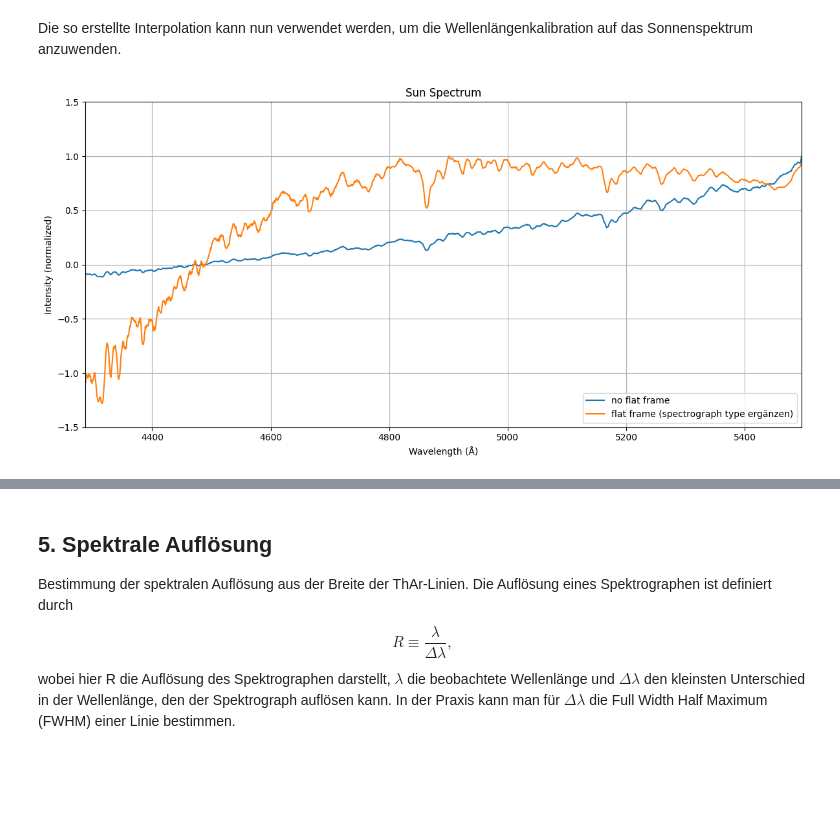
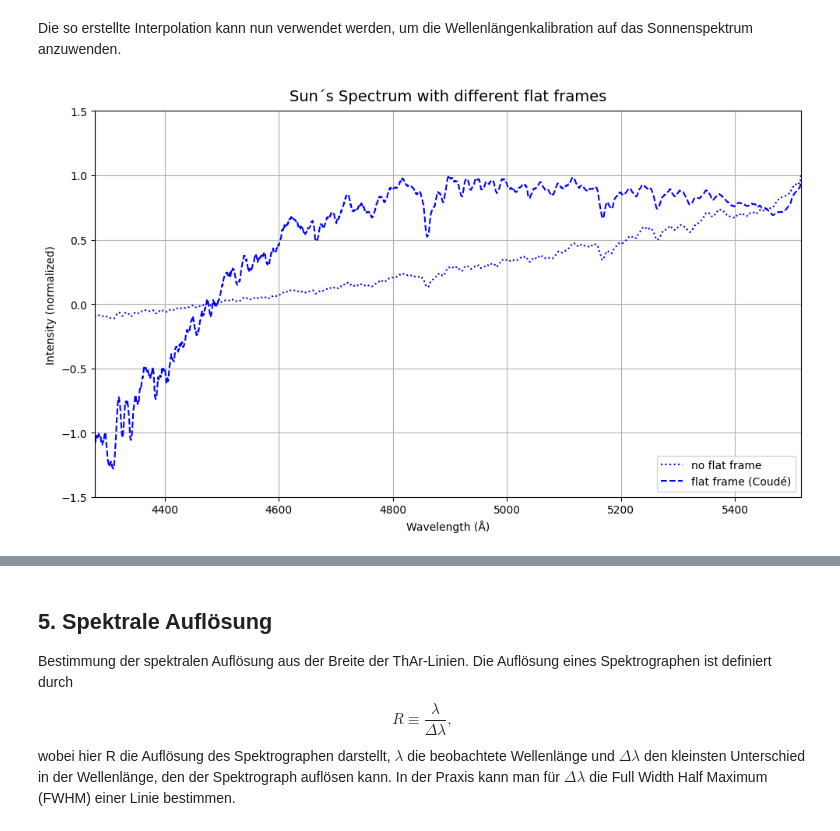
Before and after one commit to B0whunt3r21/AstroPrak, a Jupyter notebook: SolarSpectrum/Auswertungshilfe.ipynb, the cells around one changed output, grey strips where cells are left out. Cells and saved outputs as stored; diff of their text form; code cells hidden in the pictures; blank space fills up the shorter version.

```diff
--- a/SolarSpectrum/Auswertungshilfe.ipynb
+++ b/SolarSpectrum/Auswertungshilfe.ipynb
@@ -171,11 +168,13 @@ ThAr_peaks_wavelength[8] = 5158.60 #5199.16
 ThAr_peaks_wavelength[9] = 5231.16
 
 # Fit positions of pixels and wavelength using polynomial 2nd degree
-coeff = np.polynomial.Polynomial.fit(ThAr_peaks, ThAr_peaks_wavelength, 2)
+coeff_2 = np.polynomial.Polynomial.fit(ThAr_peaks, ThAr_peaks_wavelength, 2)
+coeff_3 = np.polynomial.Polynomial.fit(ThAr_peaks, ThAr_peaks_wavelength, 3)
 
 # Calculate curve for conversion pixel position to wavelength
 x_fit = np.arange(0, 1530, 1)
-y_fit = coeff(x_fit)
+y_fit_2 = coeff_2(x_fit)
+y_fit_3 = coeff_3(x_fit)
 # %% [markdown]
 ## 3. Kombinierte Flat Korrektur
 
@@ -286,20 +307,20 @@ Die so erstellte Interpolation kann nun verwendet werden, um die Wellenlängenka
 # %%
 # Plot of Sun spectra
 sunSpect_without_flat_normalized = sunSpect_without_flat  / max(sunSpect_without_flat)
 sunSpect_normalized = sunSpect / max(sunSpect)
 
-fig, ax = plt.subplots(1, 1, figsize=(12, 6))
-ax.plot(y_fit, sunSpect_without_flat_normalized, label='no flat frame')
-ax.plot(y_fit, sunSpect_normalized, label='flat frame (spectrograph type ergänzen)')
-ax.set_xlim(min(y_fit), max(y_fit))
+fig, ax = plt.subplots(1, 1, figsize=(10, 6))
+ax.plot(y_fit_3, sunSpect_without_flat_normalized, color='blue', linestyle='dotted', label='no flat frame')
+ax.plot(y_fit_3, sunSpect_normalized, color='blue', linestyle='dashed', label='flat frame (Coudé)')
+ax.set_xlim(min(y_fit_3), max(y_fit_3))
 ax.set_ylim(-1.5, 1.5)
 ax.set_xlabel(r'Wavelength (Å)')
 ax.set_ylabel('Intensity (normalized)')
 ax.legend(loc='lower right')
 ax.grid()
-ax.set_title('Sun Spectrum')
+ax.set_title('Sun´s Spectrum with different flat frames', fontsize=14, pad=10)
 
 plt.tight_layout()
 plt.show()
 # %% [output]
-[figure, old version]
+[figure, new version]
```
Also changed, not shown: parts of 9 cells of this notebook.
